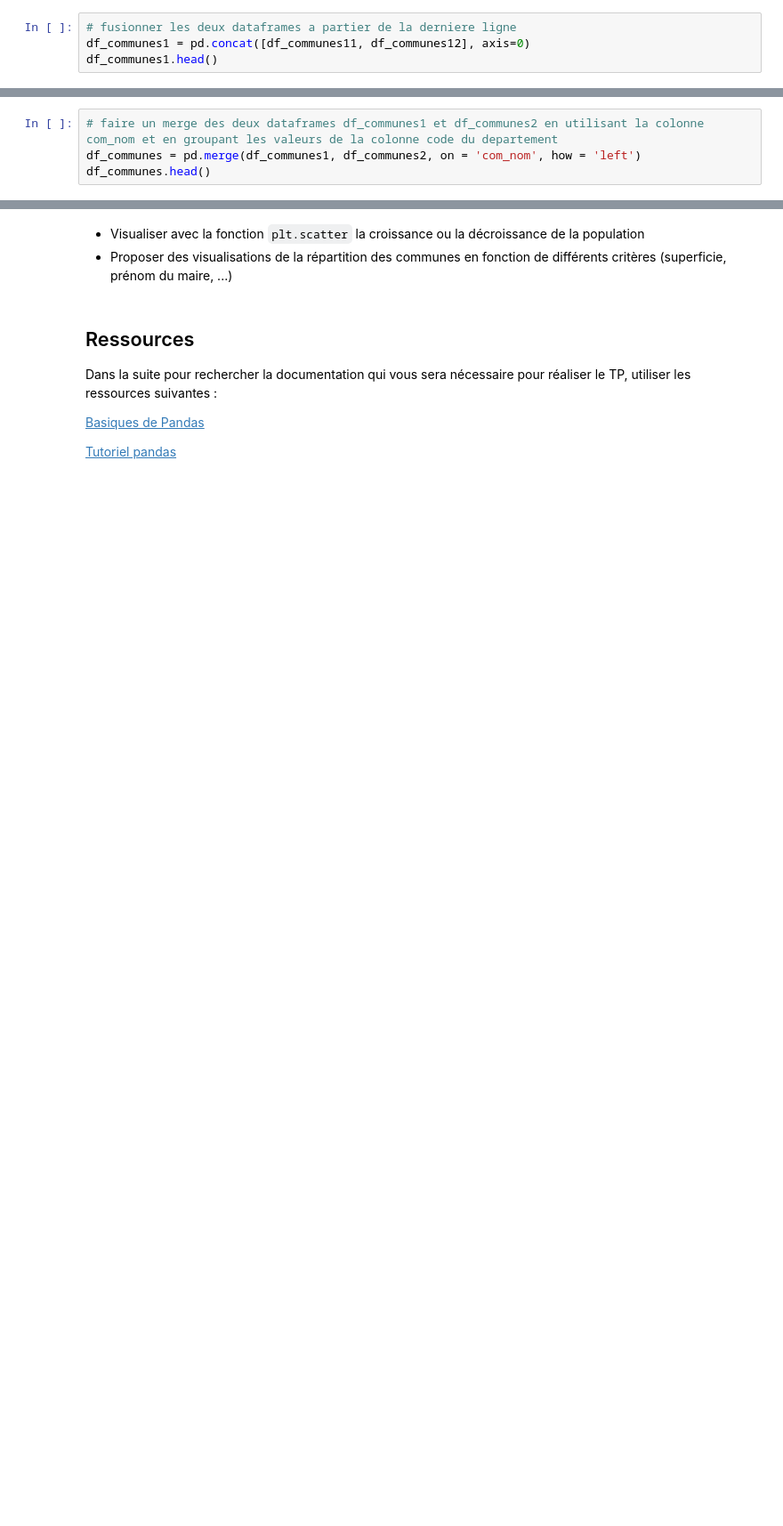
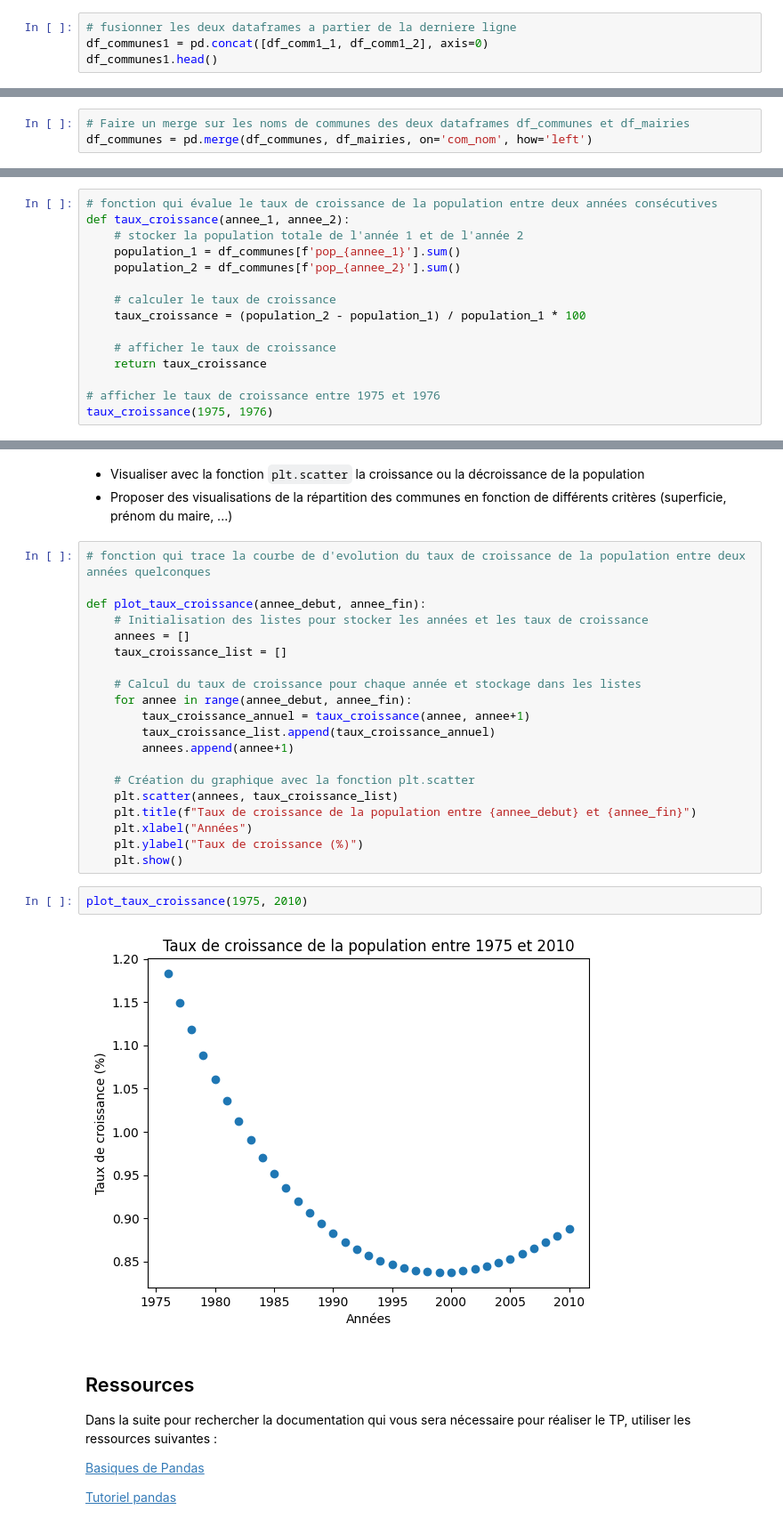
Before and after one commit to akai-code/tp_de, a Jupyter notebook: TP3-2023.ipynb, the cells around one changed output, grey strips where cells are left out. Shown: that part at 89% size. Cells and saved outputs as stored; diff of their text form; blank space fills up the shorter version.

```diff
--- a/TP3-2023.ipynb
+++ b/TP3-2023.ipynb
@@ -141,6 +138,6 @@ df_location.head()
 # %%
 # fusionner les deux dataframes a partier de la derniere ligne
-df_communes1 = pd.concat([df_communes11, df_communes12], axis=0)
+df_communes1 = pd.concat([df_comm1_1, df_comm1_2], axis=0)
 df_communes1.head()
 # %% [output]
 |  | reg | Code du departement | com | article | com_nom | long | lat | pop_1975 | pop_1976 | ... |
@@ -209,4 +246,3 @@ df_mairies['age'] = df_mairies['age'].astype(int)
 # %%
-# faire un merge des deux dataframes df_communes1 et df_communes2 en utilisant la colonne com_nom et en groupant les valeurs de la colonne code du departement
-df_communes = pd.merge(df_communes1, df_communes2, on = 'com_nom', how = 'left')
-df_communes.head()
+# Faire un merge sur les noms de communes des deux dataframes df_communes et df_mairies
+df_communes = pd.merge(df_communes, df_mairies, on='com_nom', how='left')
@@ -396,3 +411,18 @@ Image('merge.png')
 ## Analyse demandées
 # %% [markdown]
 + Construire une fonction qui évalue le taux de croissance de la population entre deux années consécutives.
+# %%
+# fonction qui évalue le taux de croissance de la population entre deux années consécutives
+def taux_croissance(annee_1, annee_2):
+    # stocker la population totale de l'année 1 et de l'année 2
+    population_1 = df_communes[f'pop_{annee_1}'].sum()
+    population_2 = df_communes[f'pop_{annee_2}'].sum()
+
+    # calculer le taux de croissance
+    taux_croissance = (population_2 - population_1) / population_1 * 100
+
+    # afficher le taux de croissance
+    return taux_croissance
+
+# afficher le taux de croissance entre 1975 et 1976
+taux_croissance(1975, 1976)
@@ -399,6 +431,30 @@ Image('merge.png')
 # %% [markdown]
 + Visualiser avec la fonction `plt.scatter` la croissance ou la décroissance de la population
 + Proposer des visualisations de la répartition des communes en fonction de différents critères (superficie, prénom du maire, ...)
+# %%
+# fonction qui trace la courbe de d'evolution du taux de croissance de la population entre deux années quelconques
+
+def plot_taux_croissance(annee_debut, annee_fin):
+    # Initialisation des listes pour stocker les années et les taux de croissance
+    annees = []
+    taux_croissance_list = []
+
+    # Calcul du taux de croissance pour chaque année et stockage dans les listes
+    for annee in range(annee_debut, annee_fin):
+        taux_croissance_annuel = taux_croissance(annee, annee+1)
+        taux_croissance_list.append(taux_croissance_annuel)
+        annees.append(annee+1)
+
+    # Création du graphique avec la fonction plt.scatter
+    plt.scatter(annees, taux_croissance_list)
+    plt.title(f"Taux de croissance de la population entre {annee_debut} et {annee_fin}")
+    plt.xlabel("Années")
+    plt.ylabel("Taux de croissance (%)")
+    plt.show()
+# %%
+plot_taux_croissance(1975, 2010)
+# %% [output]
+[figure, added]
 # %% [markdown]
 Ressources
 ----------
```
Also changed, not shown: parts of 35 cells of this notebook, 3 other files.
